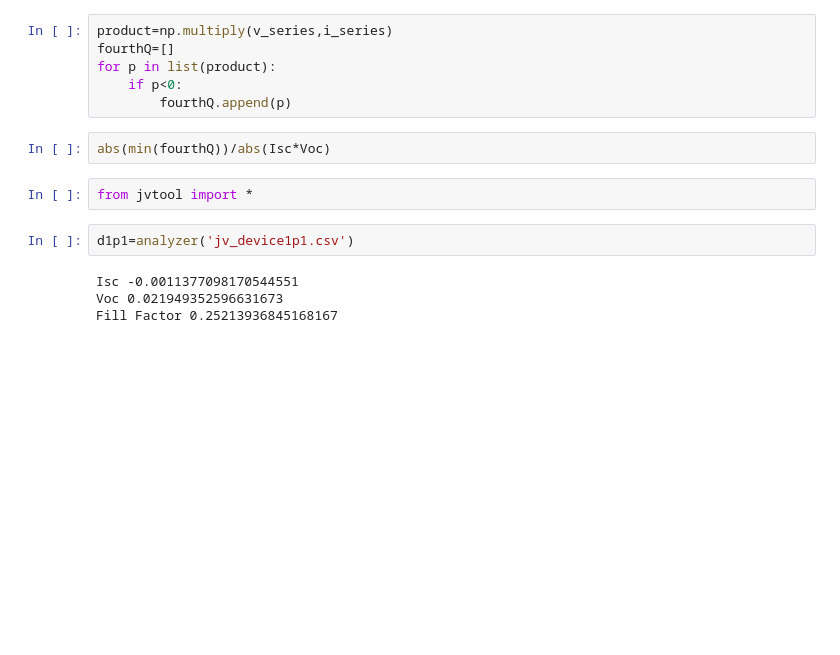
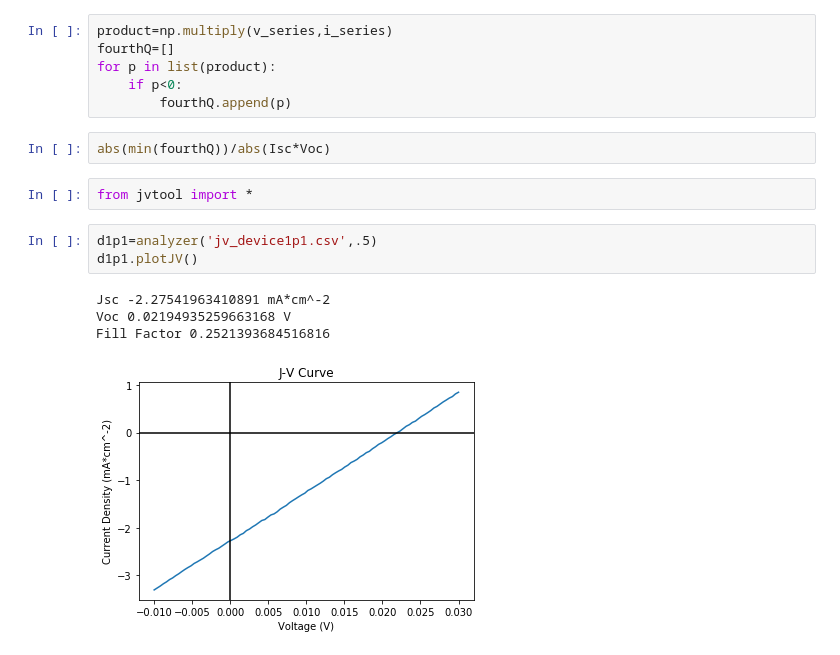
Before and after one commit to Wellesley-Solar/Keithley_Tools, a Jupyter notebook: Keithley.ipynb, the cells around one changed output. Saved outputs shown, nothing was run; the diff lists cells and outputs as text; blank space fills up the shorter version.

```diff
--- a/Keithley.ipynb
+++ b/Keithley.ipynb
@@ -203,9 +203,11 @@ abs(min(fourthQ))/abs(Isc*Voc)
 # %%
 from jvtool import *
 # %%
-d1p1=analyzer('jv_device1p1.csv')
+d1p1=analyzer('jv_device1p1.csv',.5)
+d1p1.plotJV()
 # %% [output]
-Isc -0.0011377098170544551
-Voc 0.021949352596631673
-Fill Factor 0.25213936845168167
+Jsc -2.27541963410891 mA*cm^-2
+Voc 0.02194935259663168 V
+Fill Factor 0.2521393684516816
+[figure, added]
 # %%
```
Also changed, not shown: parts of 4 cells of this notebook, 1 other file.
